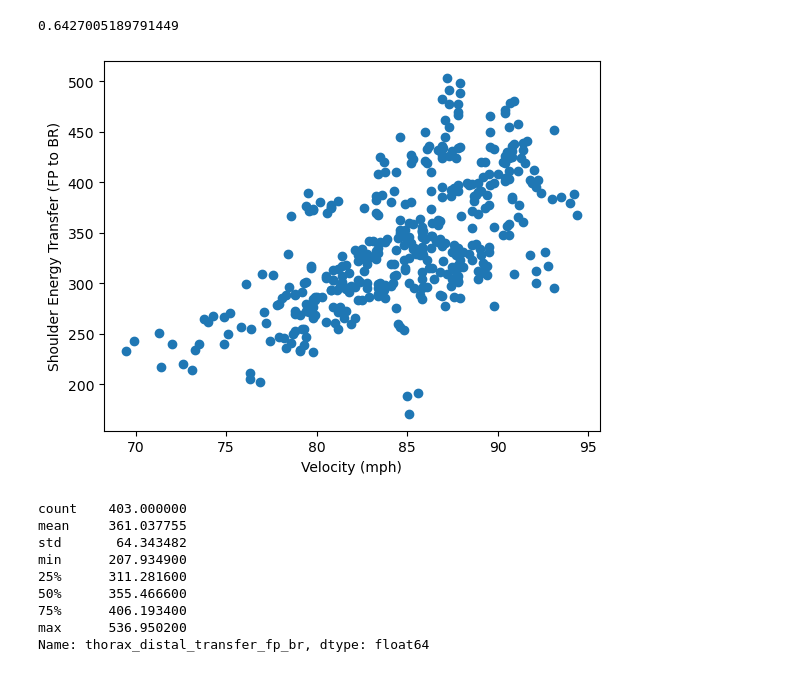
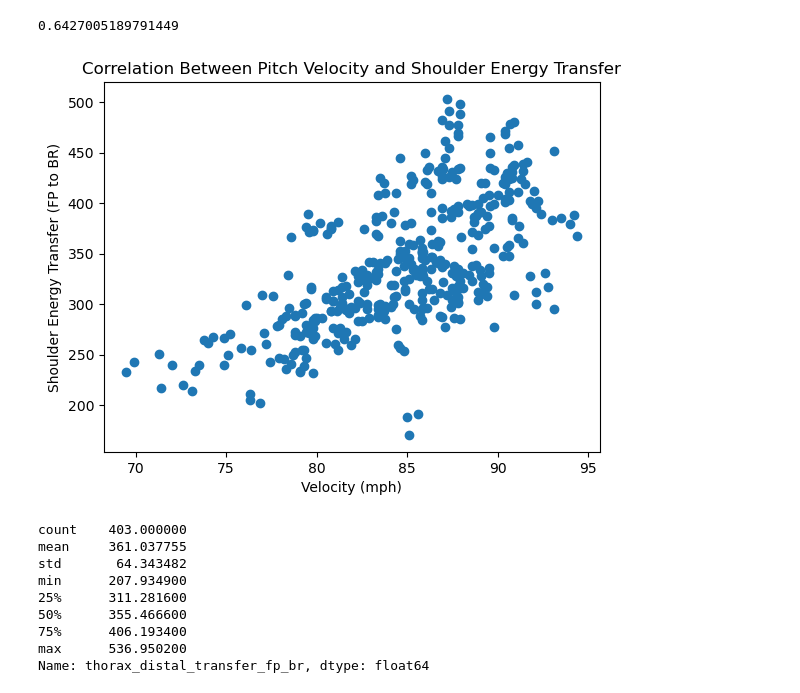
Before and after one commit to jisoawe/Biomech_Pitch_Velo_Prediction, a Jupyter notebook: Biomech_Velo_Prediction.ipynb, the cells around one changed output. Saved outputs shown, nothing was run; the diff lists cells and outputs as text; code cells hidden in the pictures.

```diff
--- a/Biomech_Velo_Prediction.ipynb
+++ b/Biomech_Velo_Prediction.ipynb
@@ -376,10 +369,11 @@ encoded_data['pitch_speed_mph'].corr(encoded_data['shoulder_transfer_fp_br'])
 # %%
 plt.scatter(encoded_data['pitch_speed_mph'], encoded_data['shoulder_transfer_fp_br'])
 plt.xlabel('Velocity (mph)')
 plt.ylabel('Shoulder Energy Transfer (FP to BR)')
+plt.title('Correlation Between Pitch Velocity and Shoulder Energy Transfer')
 plt.show()
 # %% [output]
-[figure, old version]
+[figure, new version]
 # %%
 X['thorax_distal_transfer_fp_br'].describe()
 # %% [output]
```
Also changed, not shown: parts of 7 cells of this notebook.
